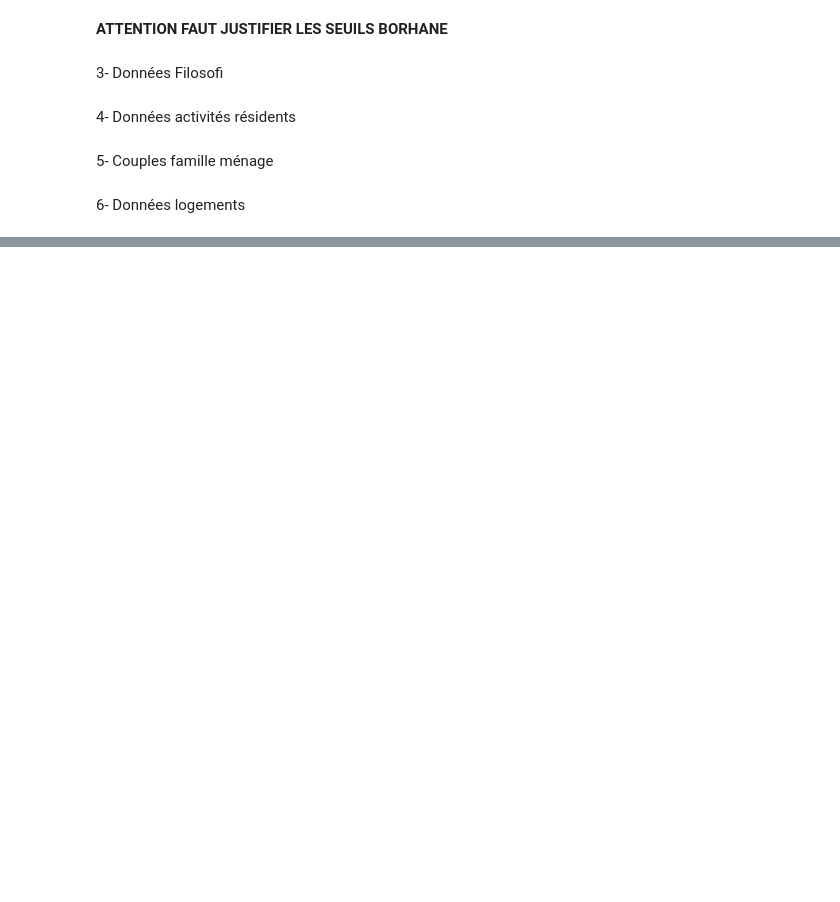
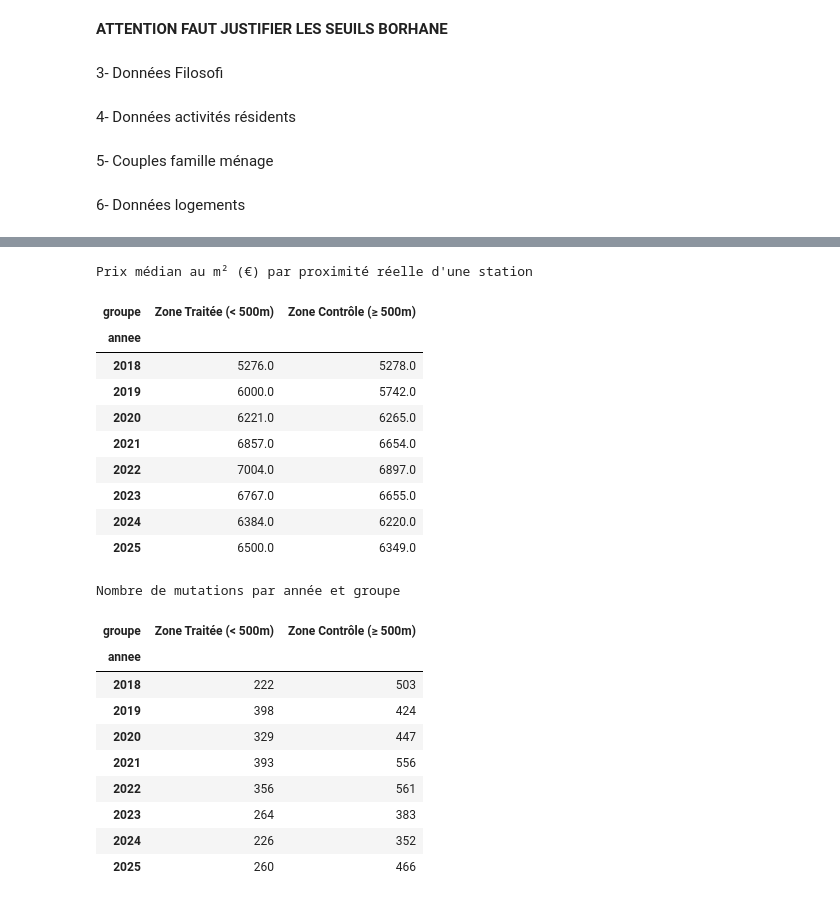
Before and after one commit to borhaney/projet_python_2a_ensae, a Jupyter notebook: main.ipynb, the cells around one changed output, grey strips where cells are left out. Cells and saved outputs as stored; diff of their text form; code cells hidden in the pictures; blank space fills up the shorter version.

```diff
--- a/main.ipynb
+++ b/main.ipynb
@@ -169,0 +217,69 @@ Parquet final : /Users/borhane/Documents/2A ENSAE/Python 2A/projet_python_2a_ens
+# %%
+DISTANCE_SEUIL_M = 500
+
+df_analyse = df_logements.dropna(
+    subset=["longitude", "latitude", "annee", "prix_m2"]
+).copy()
+
+ventes_geo = gpd.GeoDataFrame(
+    df_analyse,
+    geometry=gpd.points_from_xy(df_analyse["longitude"], df_analyse["latitude"]),
+    crs="EPSG:4326",
+).to_crs("EPSG:2154")
+
+stations_geo = stations_proches.to_crs("EPSG:2154")
+
+df_analyse["dist_station_m"] = ventes_geo.geometry.apply(
+    lambda point: stations_geo.geometry.distance(point).min()
+).to_numpy()
+
+groupe_proche = "Zone Traitée (< 500m)"
+groupe_eloigne = "Zone Contrôle (≥ 500m)"
+
+df_analyse["groupe"] = groupe_eloigne
+df_analyse.loc[df_analyse["dist_station_m"] < DISTANCE_SEUIL_M, "groupe"] = groupe_proche
+
+ordre_groupes = [groupe_proche, groupe_eloigne]
+
+table_prix = (
+    df_analyse.groupby(["annee", "groupe"])["prix_m2"]
+    .median()
+    .unstack()
+    .reindex(columns=ordre_groupes)
+)
+
+table_effectifs = (
+    df_analyse.groupby(["annee", "groupe"])["prix_m2"]
+    .count()
+    .unstack()
+    .reindex(columns=ordre_groupes)
+)
+
+print("Prix médian au m² (€) par proximité réelle d'une station")
+display(table_prix.round(0))
+
+print("Nombre de mutations par année et groupe")
+display(table_effectifs)
+# %% [output]
+Prix médian au m² (€) par proximité réelle d'une station
+| groupe | Zone Traitée (< 500m) | Zone Contrôle (≥ 500m) |
+| annee |  |  |
+| 2018 | 5276.0 | 5278.0 |
+| 2019 | 6000.0 | 5742.0 |
+| 2020 | 6221.0 | 6265.0 |
+| 2021 | 6857.0 | 6654.0 |
+| 2022 | 7004.0 | 6897.0 |
+| 2023 | 6767.0 | 6655.0 |
+| 2024 | 6384.0 | 6220.0 |
+| 2025 | 6500.0 | 6349.0 |
+Nombre de mutations par année et groupe
+| groupe | Zone Traitée (< 500m) | Zone Contrôle (≥ 500m) |
+| annee |  |  |
+| 2018 | 222 | 503 |
+| 2019 | 398 | 424 |
+| 2020 | 329 | 447 |
+| 2021 | 393 | 556 |
+| 2022 | 356 | 561 |
+| 2023 | 264 | 383 |
+| 2024 | 226 | 352 |
+| 2025 | 260 | 466 |
```
Also changed, not shown: parts of 23 cells of this notebook, 1 other file.
